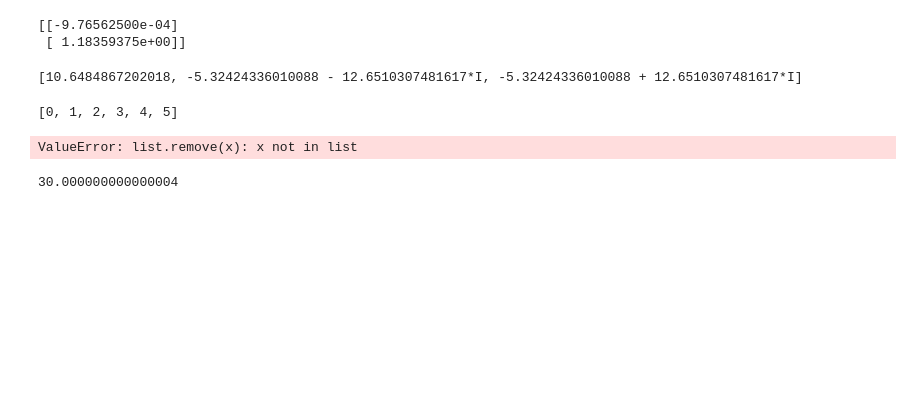
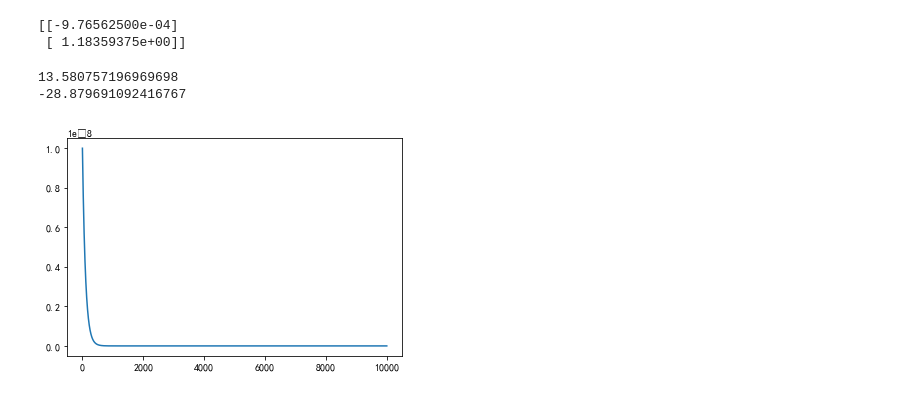
Before and after one commit to weiyongsen/2022model, a Jupyter notebook: aaa.ipynb, the cells around one changed output. Saved outputs shown, nothing was run; the diff lists cells and outputs as text; code cells hidden in the pictures; blank space fills up the shorter version.

```diff
--- a/aaa.ipynb
+++ b/aaa.ipynb
@@ -25,25 +25,36 @@ c = 0.25   # 一个未知系数
 w_shoulder = 0.46    # 肩宽
 l_leg = 1.0        # 腿长
 s = w_shoulder * l_leg   # 人加车正对面积
-p = 1.205   # kg/m^3
-
-def f(v):
-    return miu*m*g/(2*r) + 1/2*c*p*s*(v)**2  # 1/2*c*p*s   $\approx$  0.002
-
-v = Symbol('v')
-print(solve(f(v)*v-139,v))
+rou = 1.205   # kg/m^3
-# %% [output]
-[10.6484867202018, -5.32424336010088 - 12.6510307481617*I, -5.32424336010088 + 12.6510307481617*I]
-# %%
-a = [i for i in range(0,6)]
-print(a)
-a.remove(6)
-print(a)
-# %% [output]
-[0, 1, 2, 3, 4, 5]
-ValueError: list.remove(x): x not in list
-# %%
-import math
-print(math.asin(0.5)/math.pi*180)
-# %% [output]
-30.000000000000004
+# %%
+import math
+t=math.atan(-0.062)
+
+
+def f1(theta):
+    return math.cos(theta)*miu*m*g/(2*r) + m*g*math.sin(theta)
+
+def f2(v):
+    return 1/2*c*rou*s*v*v
+
+def f_zu(theta, v):
+    return f1(theta) + f2(v)
+
+
+print(f_zu(0,11))
+print(f_zu(t,11))
+# %% [output]
+13.580757196969698
+-28.879691092416767
+# %%
+tem_alpha = 0.99
+tem = 0.00000001
+t=[]
+t.append(tem)
+for i in range(10000):
+    t.append(t[i]*tem_alpha)
+
+plt.plot(t)
+plt.show()
+# %% [output]
+[figure, added]
```
Also changed, not shown: 5 other files.
